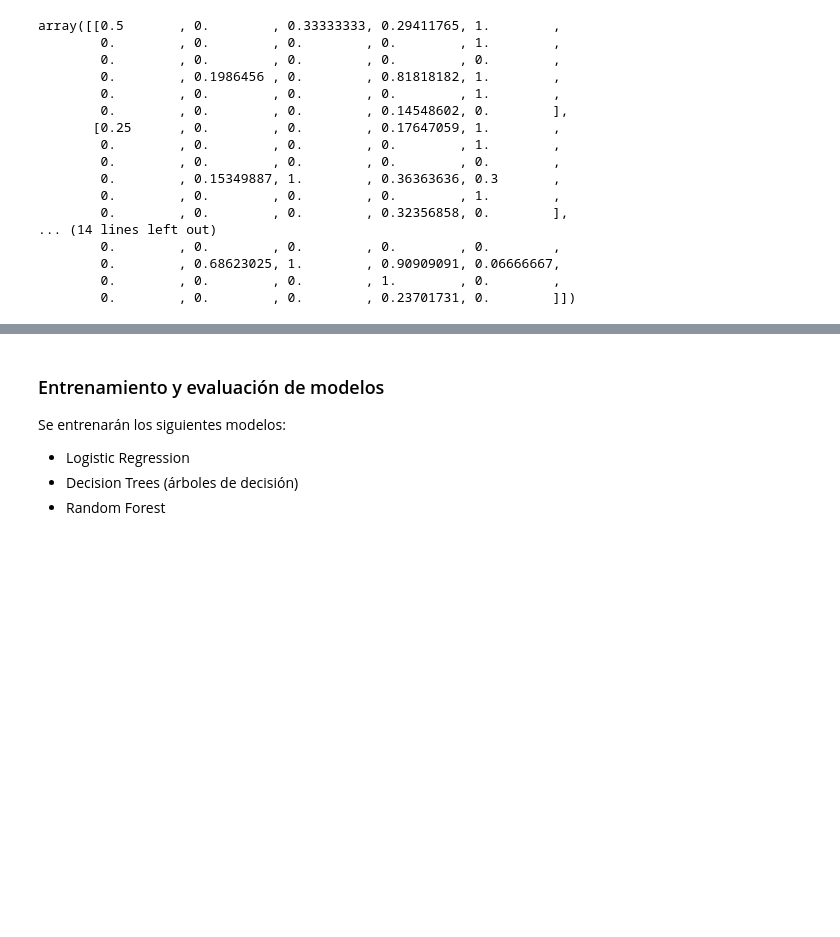
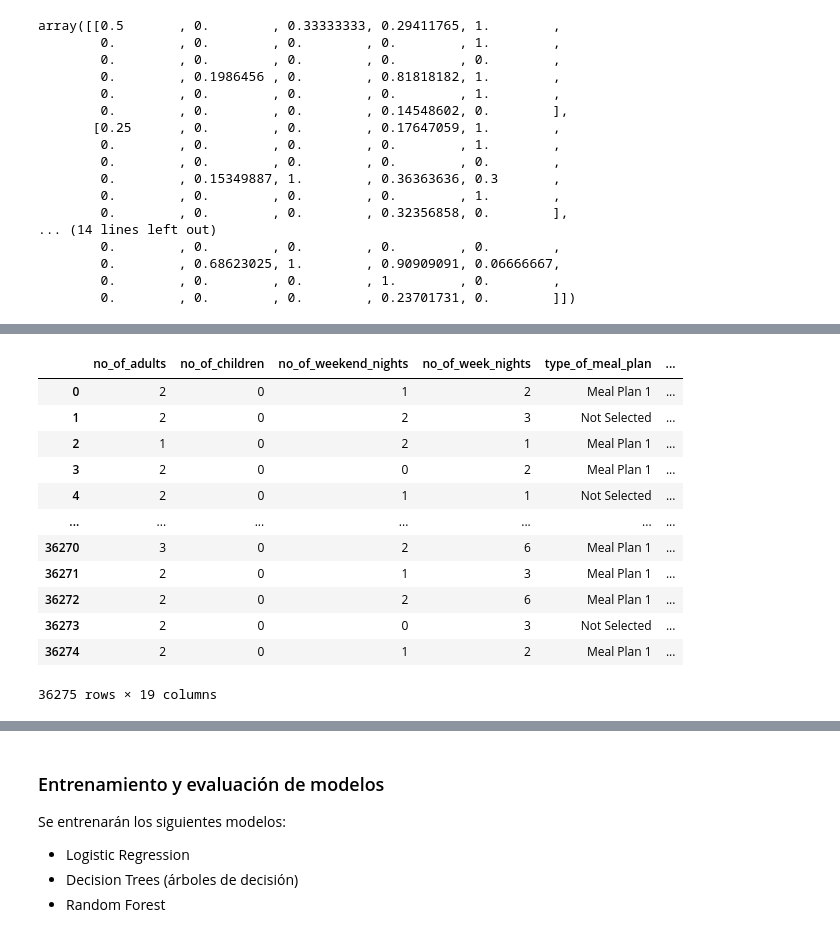
Before and after one commit to nachopalmieri/TP_ML_Aiasa_Fassanelli_Palmieri, a Jupyter notebook: tp2_experimentation.ipynb, the cells around one changed output, grey strips where cells are left out. Drawn from its saved outputs; the diff is of its cells as text; code cells hidden in the pictures; blank space fills up the shorter version.

```diff
--- a/tp2_experimentation.ipynb
+++ b/tp2_experimentation.ipynb
@@ -165,0 +171,44 @@ Aplicar una tecnica de FE y comparar con lo anterior (FALTA ESTO)
+# %%
+#Función que devuelve la estación a la que pertenece una reserva.
+def get_season(row):
+    if (row['arrival_month'] >= 1 and row['arrival_month'] <=3):
+        if (row['arrival_month'] == 3 and row['arrival_date'] >= 21):
+            return 'season_2'
+        else:
+            return 'season_1'
+    elif (row['arrival_month'] >= 4 and row['arrival_month'] <=6):
+        if (row['arrival_month'] == 6 and row['arrival_date'] >= 21):
+            return 'season_3'
+        else:
+            return 'season_2'
+    elif (row['arrival_month'] >= 7 and row['arrival_month'] <=9):
+        if (row['arrival_month'] == 9 and row['arrival_date'] >= 21):
+            return 'season_4'
+        else:
+            return 'season_3'
+    elif (row['arrival_month'] >= 10 and row['arrival_month'] <=12):
+        if (row['arrival_month'] == 12 and row['arrival_date'] >= 21):
+            return 'season_1'
+        else:
+            return 'season_4'
+
+#Se agrega la nueva columna al dataset
+season = data.apply(get_season,axis=1)
+data_fe = data
+data_fe['season'] = season
+
+data_fe
+# %% [output]
+|  | no_of_adults | no_of_children | no_of_weekend_nights | no_of_week_nights | type_of_meal_plan | ... |
+| 0 | 2 | 0 | 1 | 2 | Meal Plan 1 | ... |
+| 1 | 2 | 0 | 2 | 3 | Not Selected | ... |
+| 2 | 1 | 0 | 2 | 1 | Meal Plan 1 | ... |
+| 3 | 2 | 0 | 0 | 2 | Meal Plan 1 | ... |
+| 4 | 2 | 0 | 1 | 1 | Not Selected | ... |
+| ... | ... | ... | ... | ... | ... | ... |
+| 36270 | 3 | 0 | 2 | 6 | Meal Plan 1 | ... |
+| 36271 | 2 | 0 | 1 | 3 | Meal Plan 1 | ... |
+| 36272 | 2 | 0 | 2 | 6 | Meal Plan 1 | ... |
+| 36273 | 2 | 0 | 0 | 3 | Not Selected | ... |
+| 36274 | 2 | 0 | 1 | 2 | Meal Plan 1 | ... |
+36275 rows × 19 columns
```
Also changed, not shown: parts of 21 cells of this notebook.
